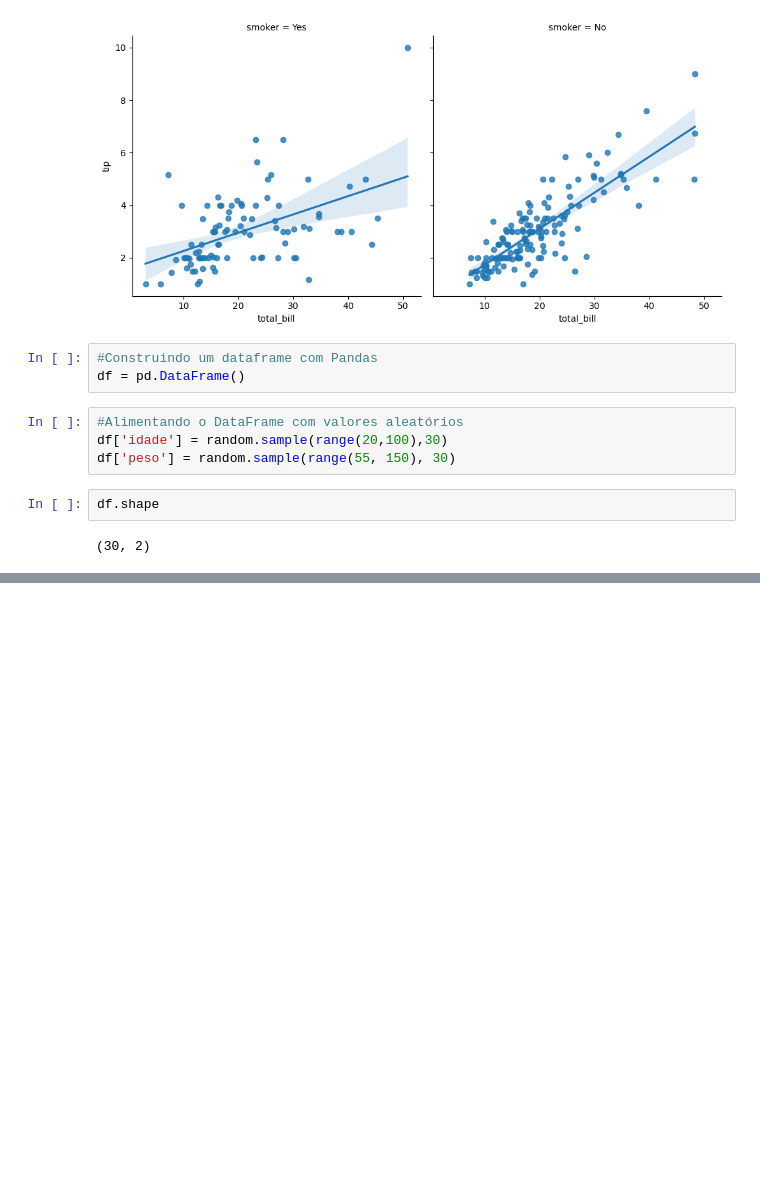
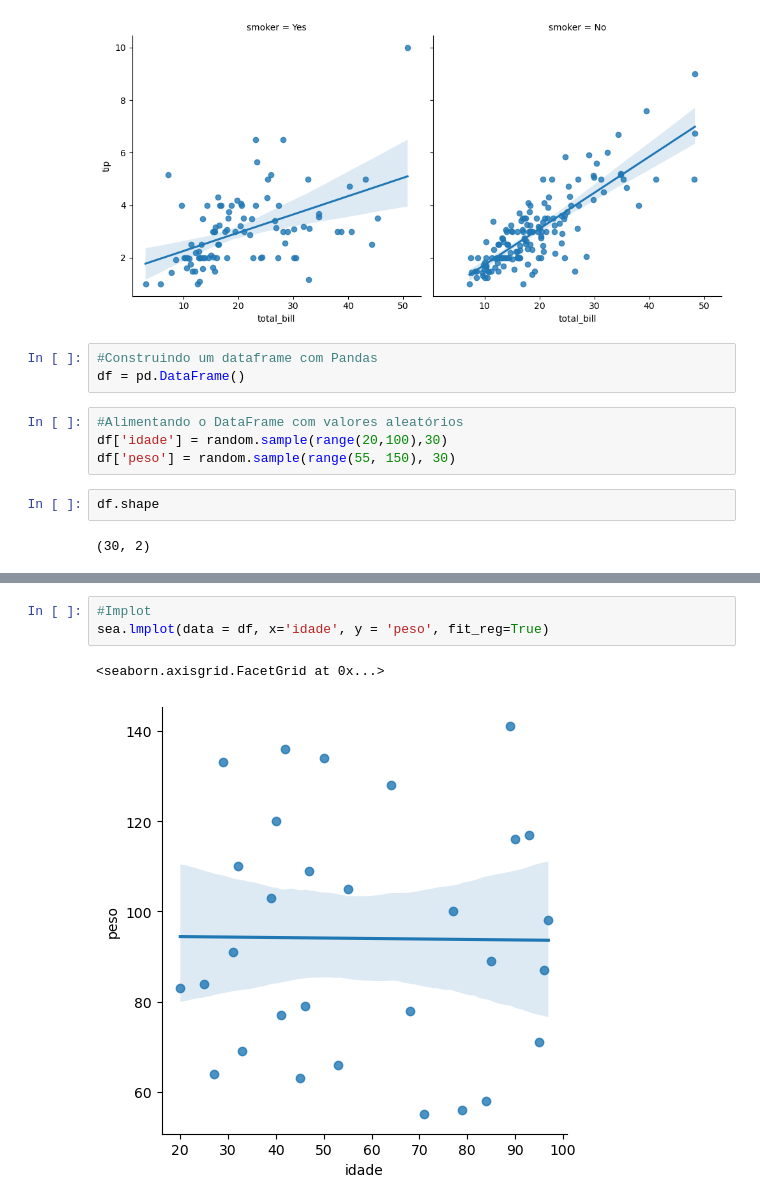
Before and after one commit to leandroclv/DSA_Python, a Jupyter notebook: POO/Seaborn.ipynb, the cells around one changed output, grey strips where cells are left out. Cells and saved outputs as stored; diff of their text form; blank space fills up the shorter version.

```diff
--- a/POO/Seaborn.ipynb
+++ b/POO/Seaborn.ipynb
@@ -74,0 +73,6 @@ df.head()
+# %%
+#Implot
+sea.lmplot(data = df, x='idade', y = 'peso', fit_reg=True)
+# %% [output]
+<seaborn.axisgrid.FacetGrid at 0x...>
+[figure, added]
```
Also changed, not shown: parts of 16 cells of this notebook.
